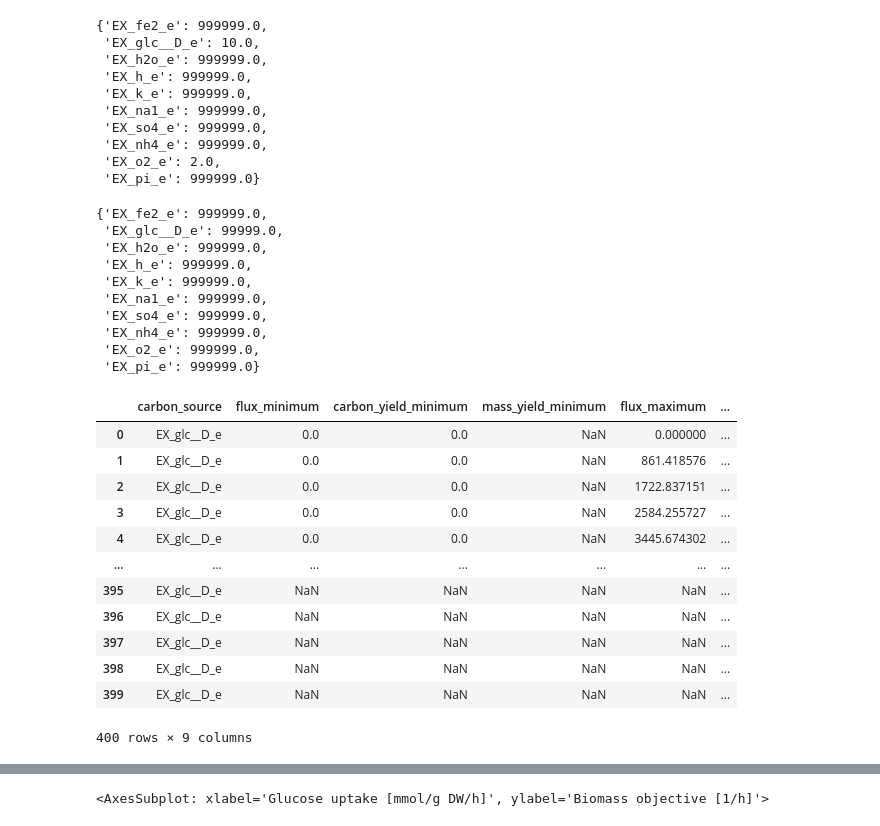
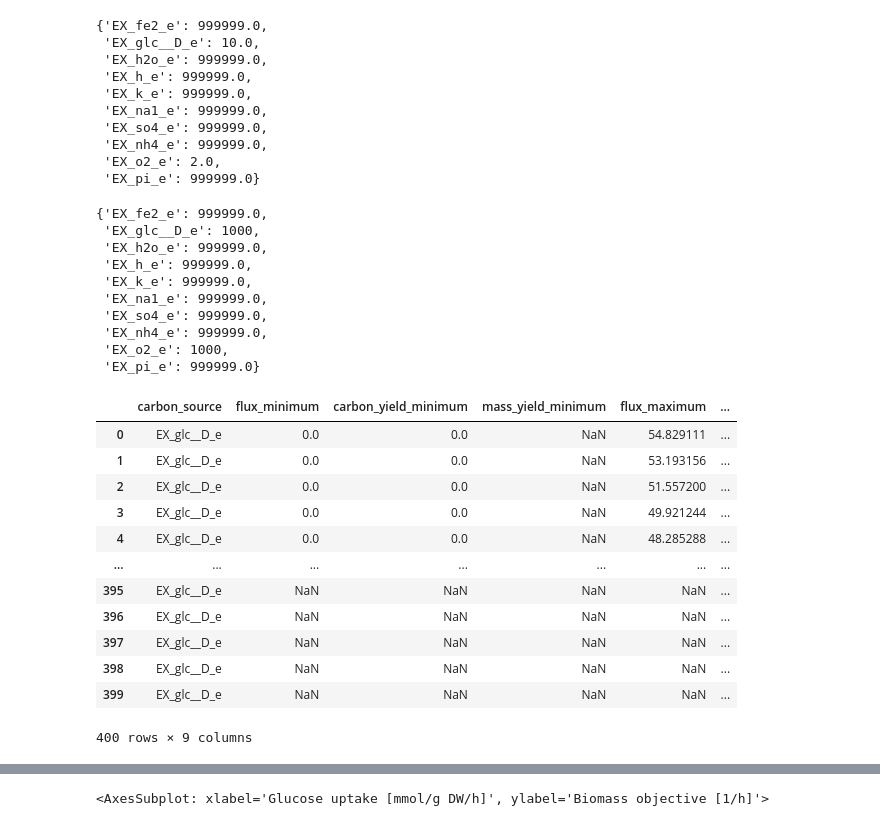
Before and after one commit to 27410/27410-group-assigment-group_3, a Jupyter notebook: phenotypic_phase_plane_analysis.ipynb, the cells around one changed output, grey strips where cells are left out. Drawn from its saved outputs; the diff is of its cells as text; code cells hidden in the pictures.

```diff
--- a/phenotypic_phase_plane_analysis.ipynb
+++ b/phenotypic_phase_plane_analysis.ipynb
@@ -1,6 +1,9 @@
 # %%
 from cobra.io import read_sbml_model
 yeast_model = read_sbml_model('models/iMM904_progesterone.xml') # import model of progesterone producing yeast strain
+growth = yeast_model.reactions.BIOMASS_SC5_notrace
+progesterone = yeast_model.reactions.R02216
+
 yeast_model
 # %% [output]
 | Name | iMM904 |
@@ -25,34 +28,34 @@ yeast_model.medium # nutrients available in medium
  'EX_pi_e': 999999.0}
 # %%
 medium = yeast_model.medium
-medium["EX_glc__D_e"] = 99999.0 # a lot of glucose is available
-medium["EX_o2_e"] = 999999.0 # a lot of oxygen is available
+medium["EX_glc__D_e"] = 1000 # a lot of glucose is available
+medium["EX_o2_e"] = 1000 # a lot of oxygen is available
 yeast_model.medium = medium
 
 yeast_model.medium
 # %% [output]
 {'EX_fe2_e': 999999.0,
- 'EX_glc__D_e': 99999.0,
+ 'EX_glc__D_e': 1000,
  'EX_h2o_e': 999999.0,
  'EX_h_e': 999999.0,
  'EX_k_e': 999999.0,
  'EX_na1_e': 999999.0,
  'EX_so4_e': 999999.0,
  'EX_nh4_e': 999999.0,
- 'EX_o2_e': 999999.0,
+ 'EX_o2_e': 1000,
  'EX_pi_e': 999999.0}
 # %%
 from cobra.flux_analysis import production_envelope
 
-prod_env = production_envelope(yeast_model, ["EX_glc__D_e", "EX_o2_e"])
-prod_env
+prod_env_growth = production_envelope(yeast_model, ["EX_glc__D_e", "EX_o2_e"], objective=growth)
+prod_env_growth
 # %% [output]
 |  | carbon_source | flux_minimum | carbon_yield_minimum | mass_yield_minimum | flux_maximum | ... |
-| 0 | EX_glc__D_e | 0.0 | 0.0 | NaN | 0.000000 | ... |
-| 1 | EX_glc__D_e | 0.0 | 0.0 | NaN | 861.418576 | ... |
-| 2 | EX_glc__D_e | 0.0 | 0.0 | NaN | 1722.837151 | ... |
-| 3 | EX_glc__D_e | 0.0 | 0.0 | NaN | 2584.255727 | ... |
-| 4 | EX_glc__D_e | 0.0 | 0.0 | NaN | 3445.674302 | ... |
+| 0 | EX_glc__D_e | 0.0 | 0.0 | NaN | 54.829111 | ... |
+| 1 | EX_glc__D_e | 0.0 | 0.0 | NaN | 53.193156 | ... |
+| 2 | EX_glc__D_e | 0.0 | 0.0 | NaN | 51.557200 | ... |
+| 3 | EX_glc__D_e | 0.0 | 0.0 | NaN | 49.921244 | ... |
+| 4 | EX_glc__D_e | 0.0 | 0.0 | NaN | 48.285288 | ... |
 | ... | ... | ... | ... | ... | ... | ... |
 | 395 | EX_glc__D_e | NaN | NaN | NaN | NaN | ... |
 | 396 | EX_glc__D_e | NaN | NaN | NaN | NaN | ... |
```
Also changed, not shown: parts of 7 cells of this notebook.
